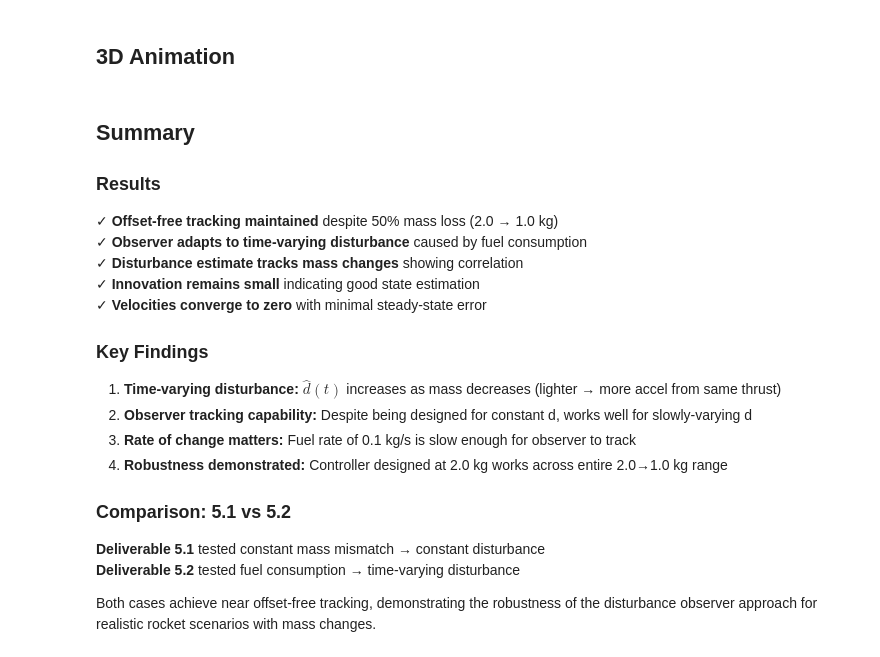
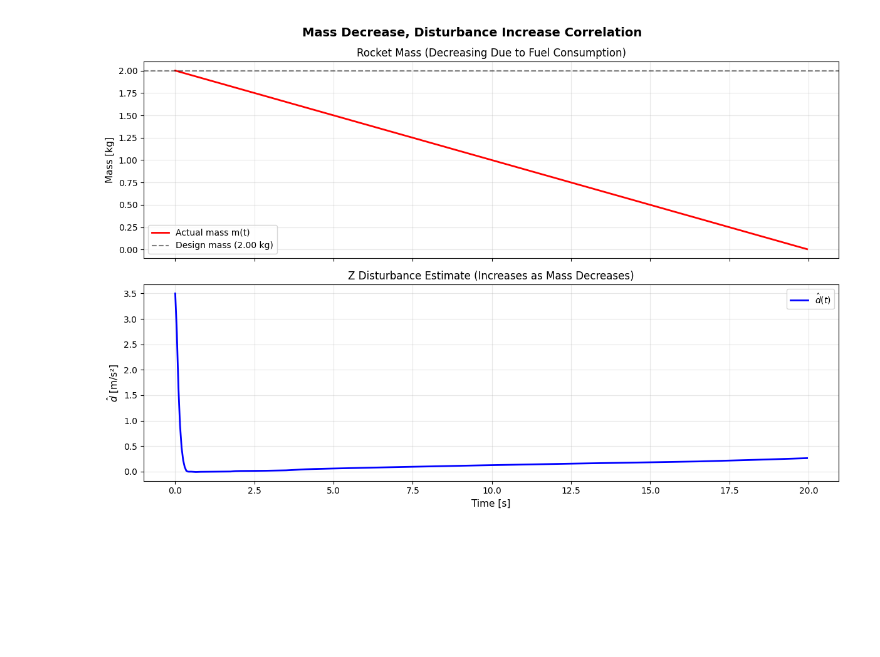
Before and after one commit to yanno27/MPC, a Jupyter notebook: project/Deliverable_5_2/Deliverable_5_2.ipynb, the cells around one changed output. Drawn from its saved outputs; the diff is of its cells as text; code cells hidden in the pictures; blank space fills up the shorter version.

```diff
--- a/project/Deliverable_5_2/Deliverable_5_2.ipynb
+++ b/project/Deliverable_5_2/Deliverable_5_2.ipynb
@@ -280,2 +191,0 @@ The observer assumes **constant disturbance** ($d^+ = d$), but still works reaso
-# %% [markdown]
-## 3D Animation
@@ -292,24 +192,32 @@ vis.animate(
-# %% [markdown]
-## Summary
-
-### Results
-
-✓ **Offset-free tracking maintained** despite 50% mass loss (2.0 → 1.0 kg)
-✓ **Observer adapts to time-varying disturbance** caused by fuel consumption
-✓ **Disturbance estimate tracks mass changes** showing correlation
-✓ **Innovation remains small** indicating good state estimation
-✓ **Velocities converge to zero** with minimal steady-state error
-
-### Key Findings
-
-1. **Time-varying disturbance:** $\hat{d}(t)$ increases as mass decreases (lighter → more accel from same thrust)
-2. **Observer tracking capability:** Despite being designed for constant d, works well for slowly-varying d
-3. **Rate of change matters:** Fuel rate of 0.1 kg/s is slow enough for observer to track
-4. **Robustness demonstrated:** Controller designed at 2.0 kg works across entire 2.0→1.0 kg range
-
-### Comparison: 5.1 vs 5.2
-
-**Deliverable 5.1** tested constant mass mismatch → constant disturbance
-**Deliverable 5.2** tested fuel consumption → time-varying disturbance
-
-Both cases achieve near offset-free tracking, demonstrating the robustness of the disturbance observer approach for realistic rocket scenarios with mass changes.
+# %%
+# Plot mass vs disturbance estimate correlation
+fig, axes = plt.subplots(2, 1, figsize=(12, 8), sharex=True)
+fig.suptitle('Mass Decrease, Disturbance Increase Correlation', fontsize=14, fontweight='bold')
+
+mass_initial = 2.0
+fuel_rate = 0.1
+t_dist = t_cl[:-1]
+mass_over_time = np.maximum(0, mass_initial - fuel_rate * t_dist)
+
+# Mass evolution
+axes[0].plot(t_dist, mass_over_time, 'r-', linewidth=2, label='Actual mass m(t)')
+axes[0].axhline(design_mass, color='k', linestyle='--', linewidth=1.5, alpha=0.5,
+                label=f'Design mass ({design_mass:.2f} kg)')
+axes[0].set_ylabel('Mass [kg]', fontsize=11)
+axes[0].set_title('Rocket Mass (Decreasing Due to Fuel Consumption)', fontsize=12)
+axes[0].legend(fontsize=10)
+axes[0].grid(True, alpha=0.3)
+
+# Disturbance estimate
+axes[1].plot(t_dist, d_est_z, 'b-', linewidth=2, label='$\\hat{d}(t)$')
+axes[1].set_ylabel('$\\hat{d}$ [m/s²]', fontsize=11)
+axes[1].set_xlabel('Time [s]', fontsize=11)
+axes[1].set_title('Z Disturbance Estimate (Increases as Mass Decreases)', fontsize=12)
+axes[1].legend(fontsize=10)
+axes[1].grid(True, alpha=0.3)
+
+plt.tight_layout()
+plt.savefig('deliverable_5_2_mass_correlation.png', dpi=150, bbox_inches='tight')
+plt.show()
+# %% [output]
+[figure, added]
```
Also changed, not shown: parts of 22 cells of this notebook, 16 other files.
